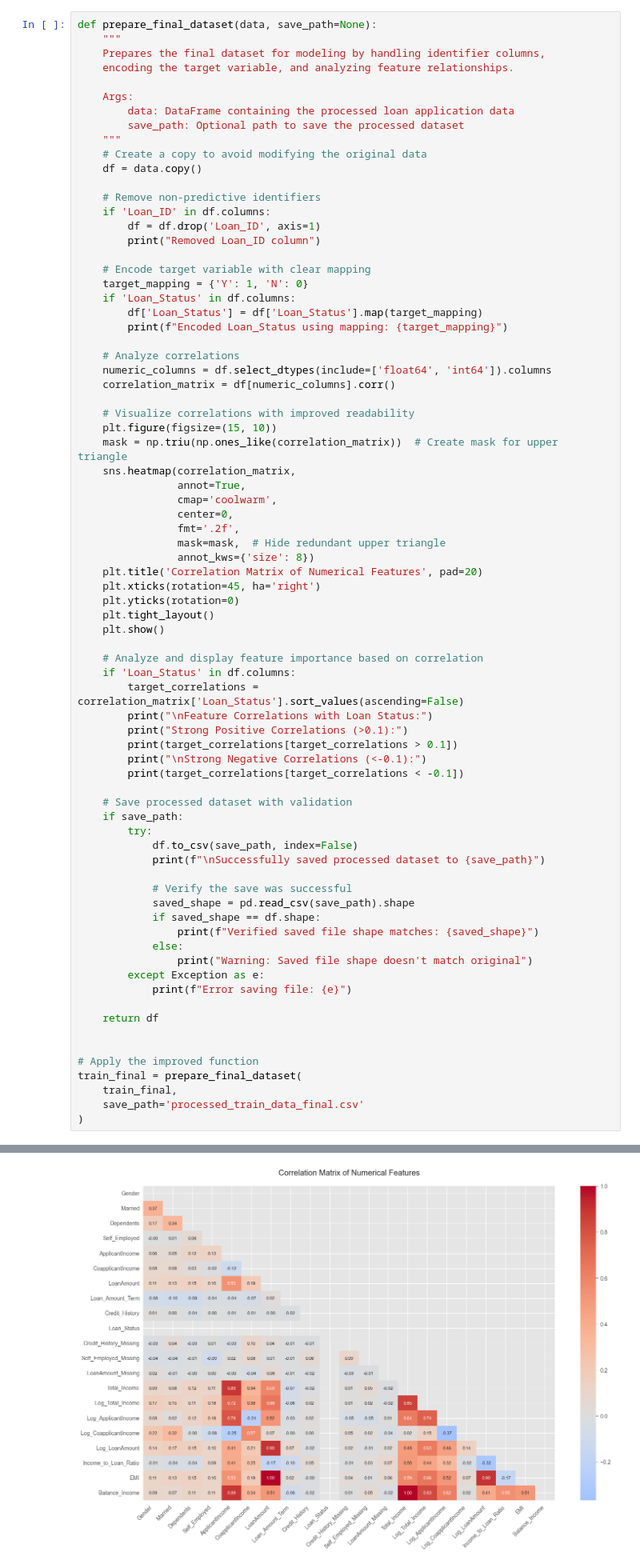
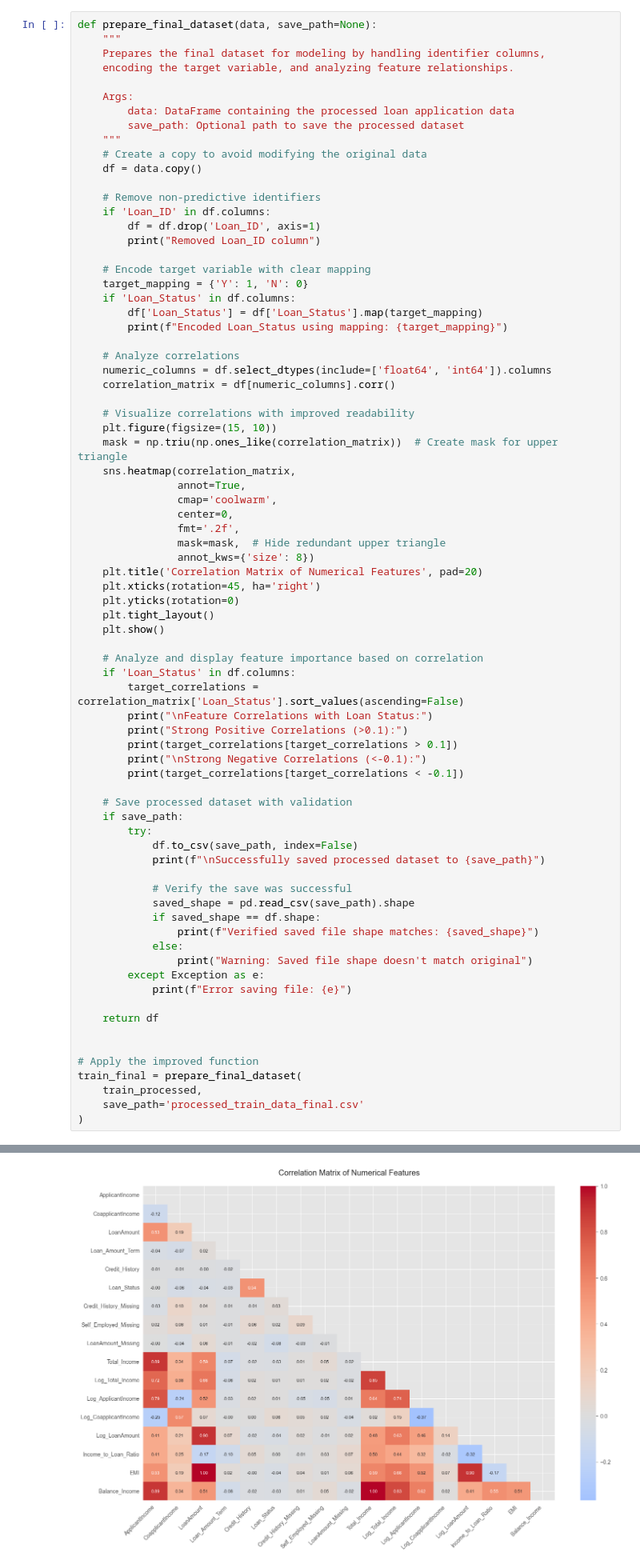
Before and after one commit to vinthagunasekhar/LoanPrediction_ML, a Jupyter notebook: loan_prediction_phase1.ipynb, the cells around one changed output, grey strips where cells are left out. Shown: that part at 80% size. Drawn from its saved outputs; the diff is of its cells as text.

```diff
--- a/loan_prediction_phase1.ipynb
+++ b/loan_prediction_phase1.ipynb
@@ -420,7 +420,7 @@ def prepare_final_dataset(data, save_path=None):
 
 # Apply the improved function
 train_final = prepare_final_dataset(
-    train_final,
+    train_processed,
     save_path='processed_train_data_final.csv'
 )
 # %% [output]
@@ -427,4 +428,4 @@ train_final = prepare_final_dataset(
 Encoded Loan_Status using mapping: {'Y': 1, 'N': 0}
-[figure, old version]
+[figure, new version]
 Feature Correlations with Loan Status:
 Strong Positive Correlations (>0.1):
```
Also changed, not shown: parts of 1 cell of this notebook, 1 other file.
